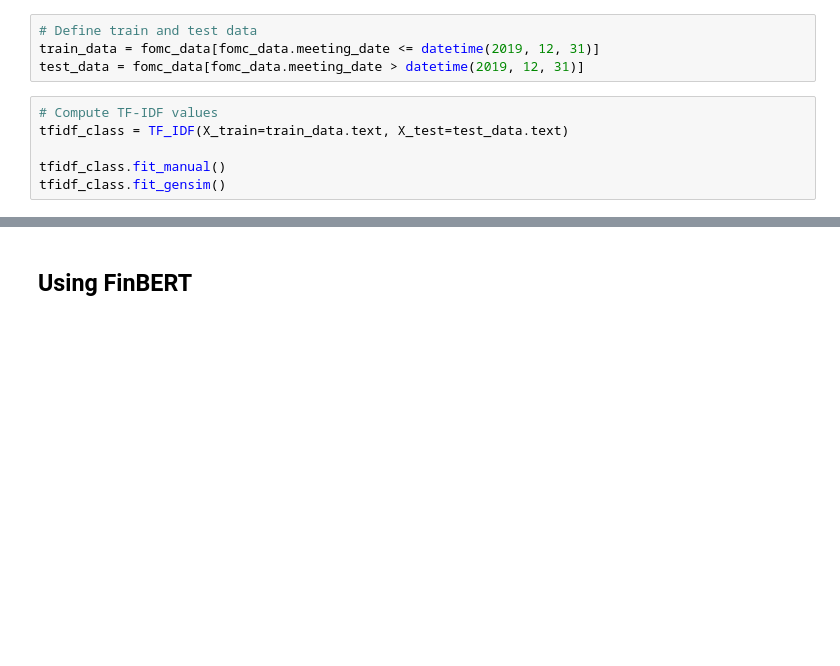
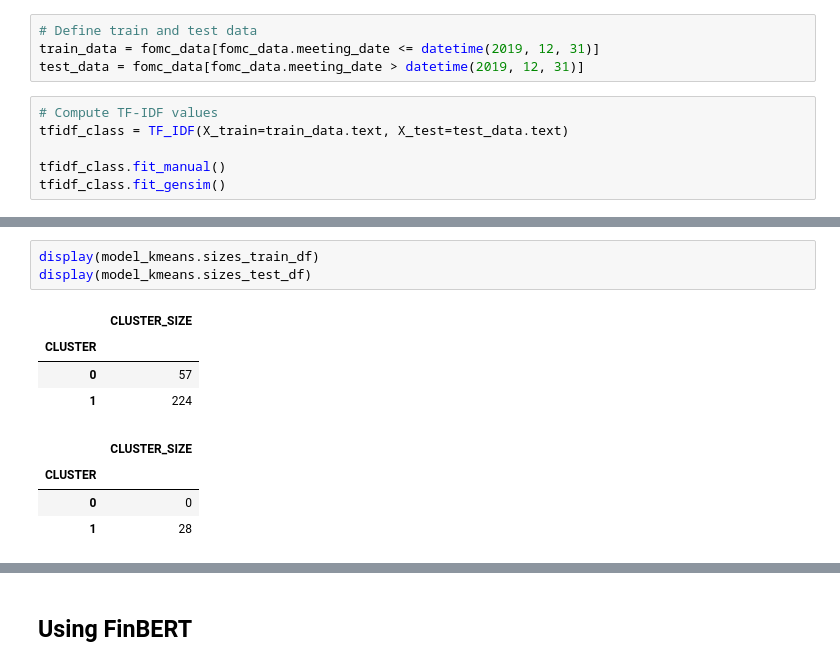
Before and after one commit to uday-31/regime-modeling-with-NLP, a Jupyter notebook: working_notebook_dhruv.ipynb, the cells around one changed output, grey strips where cells are left out. Saved outputs shown, nothing was run; the diff lists cells and outputs as text; blank space fills up the shorter version.

```diff
--- a/working_notebook_dhruv.ipynb
+++ b/working_notebook_dhruv.ipynb
@@ -190,0 +122,12 @@ TFIDF-dense matrix with K = 2
+# %%
+display(model_kmeans.sizes_train_df)
+display(model_kmeans.sizes_test_df)
+# %% [output]
+|  | CLUSTER_SIZE |
+| CLUSTER |  |
+| 0 | 57 |
+| 1 | 224 |
+|  | CLUSTER_SIZE |
+| CLUSTER |  |
+| 0 | 0 |
+| 1 | 28 |
```
Also changed, not shown: parts of 6 cells of this notebook.
